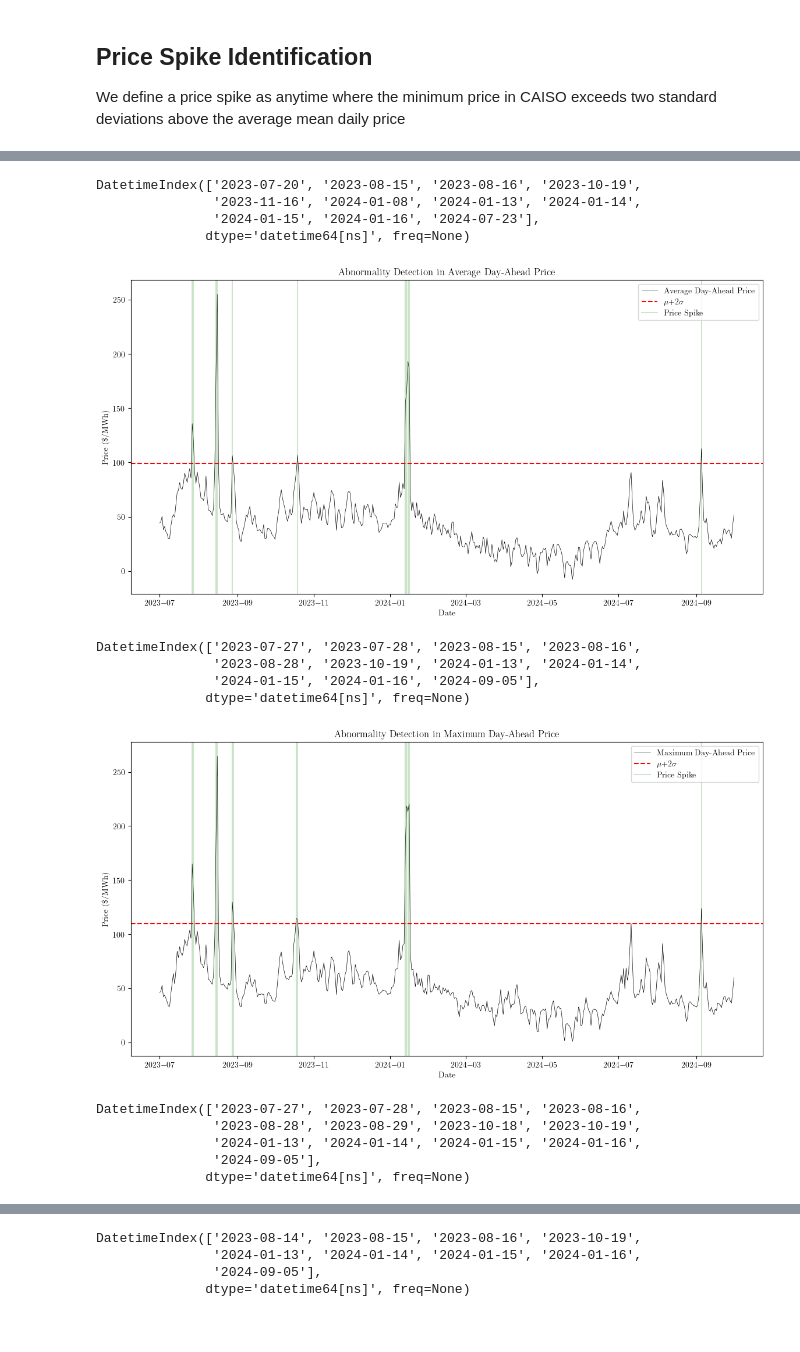
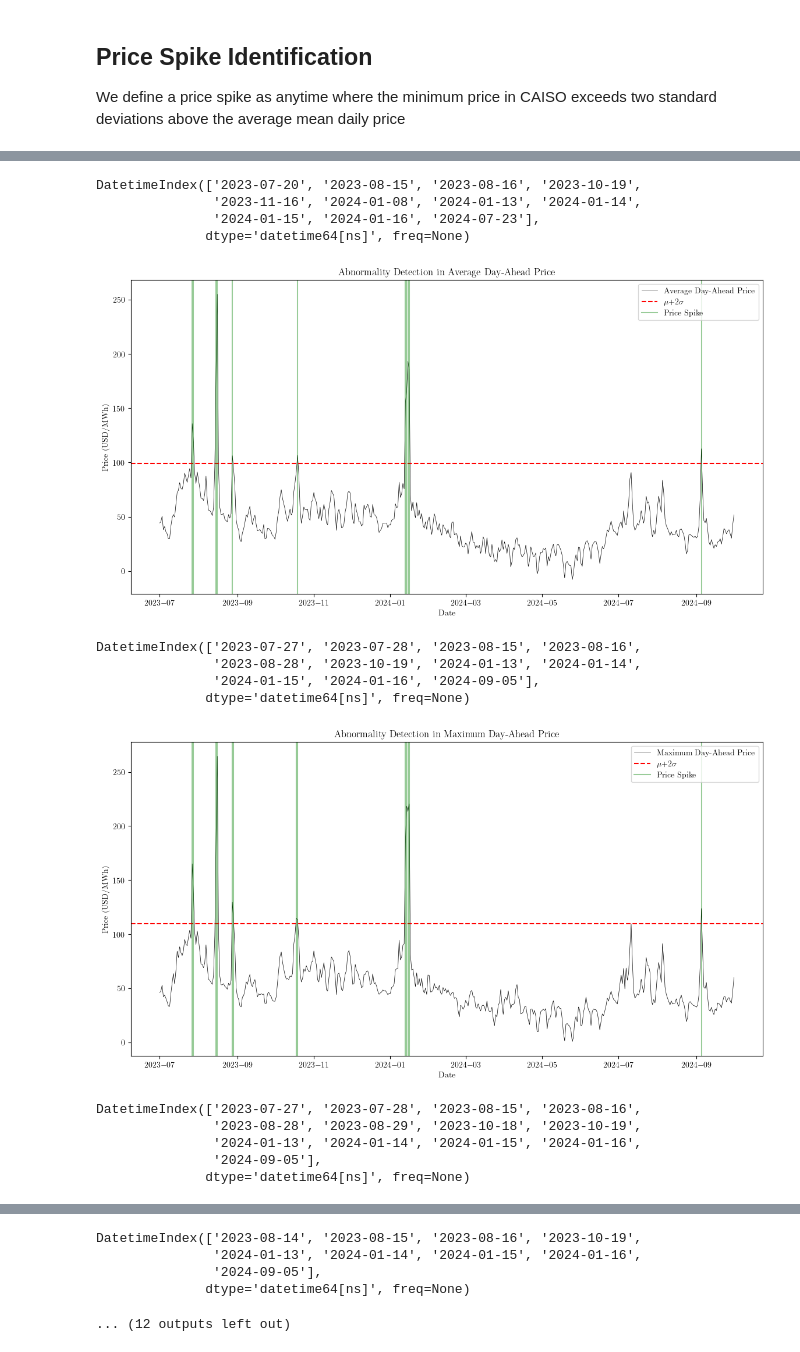
Before and after one commit to nmadev/CAISO-EnergyStorage, a Jupyter notebook: CAISO_ES_BIDS/CAISO_ES_BID_FINAL_ANALYSIS.ipynb, the cells around one changed output, grey strips where cells are left out. Drawn from its saved outputs; the diff is of its cells as text; code cells hidden in the pictures.

```diff
--- a/CAISO_ES_BIDS/CAISO_ES_BID_FINAL_ANALYSIS.ipynb
+++ b/CAISO_ES_BIDS/CAISO_ES_BID_FINAL_ANALYSIS.ipynb
@@ -113,3 +160,7 @@ full_df["da_price_avg"] = full_df[zones].mean(axis=1)
 # %%
 # build daily aggregations (mean)
 daily_df = full_df.resample("D").mean()
+hourly_df = full_df.resample("h").mean()
+
+daily_df = add_prop_weighted_columns(data=daily_df, exclude_ss=True)
+hourly_df = add_prop_weighted_columns(data=hourly_df, exclude_ss=True)
@@ -157,12 +190,6 @@ def identify_spikes(
     mean = data_copy[column].mean()
     std = data_copy[column].std()
     threshold = mean + std_threshold * std
-    # ordinary_band = [mean - std_threshold * std, mean + std_threshold * std]
-
-    # identify timestamps where column value falls outside of ordinary_band
-    # abnormal_timestamps = data_copy[
-    #     (data[column] < ordinary_band[0]) | (data[column] > ordinary_band[1])
-    # ].index
     abnormal_timestamps = data_copy[data[column] > threshold].index
 
     if graph:
@@ -184,11 +211,6 @@ def identify_spikes(
             linestyle="--",
             label=r"$\mu +$" + str(std_threshold) + r"$\sigma$",
         )
-        # plt.axhline(
-        #     y=ordinary_band[1],
-        #     color="r",
-        #     linestyle="--",
-        # )
 
         filtered_abnormal_timestamps = abnormal_timestamps.copy()
         if start_date:
@@ -204,46 +226,76 @@ def identify_spikes(
             plt.axvline(
                 x=timestamp,
                 color="green",
-                alpha=0.2,
+                alpha=0.4,
                 label=("Price Spike" if idx == 0 else None),
             )
         plt.legend()
         plt.title(f"Abnormality Detection in {description}")
         plt.xlabel("Date")
-        plt.ylabel("Price (\$/MWh)")
+        plt.ylabel("Price (USD/MWh)")
         plt.show()
 
     del data_copy
 
     return abnormal_timestamps
 # %%
-price_spike_days_avg = identify_spikes(
+RTP_spike_days_avg = identify_spikes(
     data=daily_df, column="rt_price_avg", description="Average Real-Time Price"
 )
-print(price_spike_days_avg)
+print(RTP_spike_days_avg)
 
-price_spike_days_max = identify_spikes(
+RTP_spike_days_max = identify_spikes(
     data=daily_df, column="rt_price_max", description="Maximum Real-Time Price"
 )
-print(price_spike_days_max)
+print(RTP_spike_days_max)
 
-price_spike_days_min = identify_spikes(
+RTP_spike_days_min = identify_spikes(
     data=daily_df, column="rt_price_min", description="Minimum Real-Time Price"
 )
-print(price_spike_days_min)
+print(RTP_spike_days_min)
 
-price_spike_days_avg = identify_spikes(
+DAP_spike_days_avg = identify_spikes(
     data=daily_df, column="da_price_avg", description="Average Day-Ahead Price"
 )
-print(price_spike_days_avg)
+print(DAP_spike_days_avg)
 
-price_spike_days_max = identify_spikes(
+DAP_spike_days_max = identify_spikes(
     data=daily_df, column="da_price_max", description="Maximum Day-Ahead Price"
 )
-print(price_spike_days_max)
+print(DAP_spike_days_max)
 
-price_spike_days_min = identify_spikes(
+DAP_spike_days_min = identify_spikes(
     data=daily_df, column="da_price_min", description="Minimum Day-Ahead Price"
 )
-print(price_spike_days_min)
+print(DAP_spike_days_min)
+
+RTPD_discharge_days = identify_spikes(
+    data=daily_df, column="bid_rtpd_pos_weighted", description="RTPD Discharge"
+)
+print(RTPD_discharge_days)
+
+RTPD_charge_days = identify_spikes(
+    data=daily_df, column="bid_rtpd_neg_weighted", description="RTPD Charge"
+)
+print(RTPD_charge_days)
+
+RTPD_spread_days = identify_spikes(
+    data=daily_df, column="bid_rtpd_weighted_spread", description="RTPD Spread"
+)
+print(RTPD_spread_days)
+
+IFM_discharge_days = identify_spikes(
+    data=daily_df, column="bid_ifm_pos_weighted", description="IFM Discharge"
+)
+print(IFM_discharge_days)
+
+IFM_charge_days = identify_spikes(
+    data=daily_df, column="bid_ifm_neg_weighted", description="IFM Charge"
+)
+print(IFM_charge_days)
+
+IFM_spread_days = identify_spikes(
+    data=daily_df, column="bid_ifm_weighted_spread", description="IFM Spread"
+)
+print(IFM_spread_days)
 # %% [output]
@@ -261,13 +313,13 @@ DatetimeIndex(['2023-07-20', '2023-07-25', '2023-08-15', '2023-08-16',
 DatetimeIndex(['2023-07-20', '2023-08-15', '2023-08-16', '2023-10-19',
                '2023-11-16', '2024-01-08', '2024-01-13', '2024-01-14',
                '2024-01-15', '2024-01-16', '2024-07-23'],
               dtype='datetime64[ns]', freq=None)
-[figure, old version]
+[figure, new version]
 DatetimeIndex(['2023-07-27', '2023-07-28', '2023-08-15', '2023-08-16',
                '2023-08-28', '2023-10-19', '2024-01-13', '2024-01-14',
                '2024-01-15', '2024-01-16', '2024-09-05'],
               dtype='datetime64[ns]', freq=None)
-[figure, old version]
+[figure, new version]
 DatetimeIndex(['2023-07-27', '2023-07-28', '2023-08-15', '2023-08-16',
                '2023-08-28', '2023-08-29', '2023-10-18', '2023-10-19',
                '2024-01-13', '2024-01-14', '2024-01-15', '2024-01-16',
@@ -278,3 +330,4 @@ DatetimeIndex(['2023-08-14', '2023-08-15', '2023-08-16', '2023-10-19',
                '2024-01-13', '2024-01-14', '2024-01-15', '2024-01-16',
                '2024-09-05'],
               dtype='datetime64[ns]', freq=None)
+... (12 outputs left out)
```
Also changed, not shown: parts of 7 cells of this notebook.
